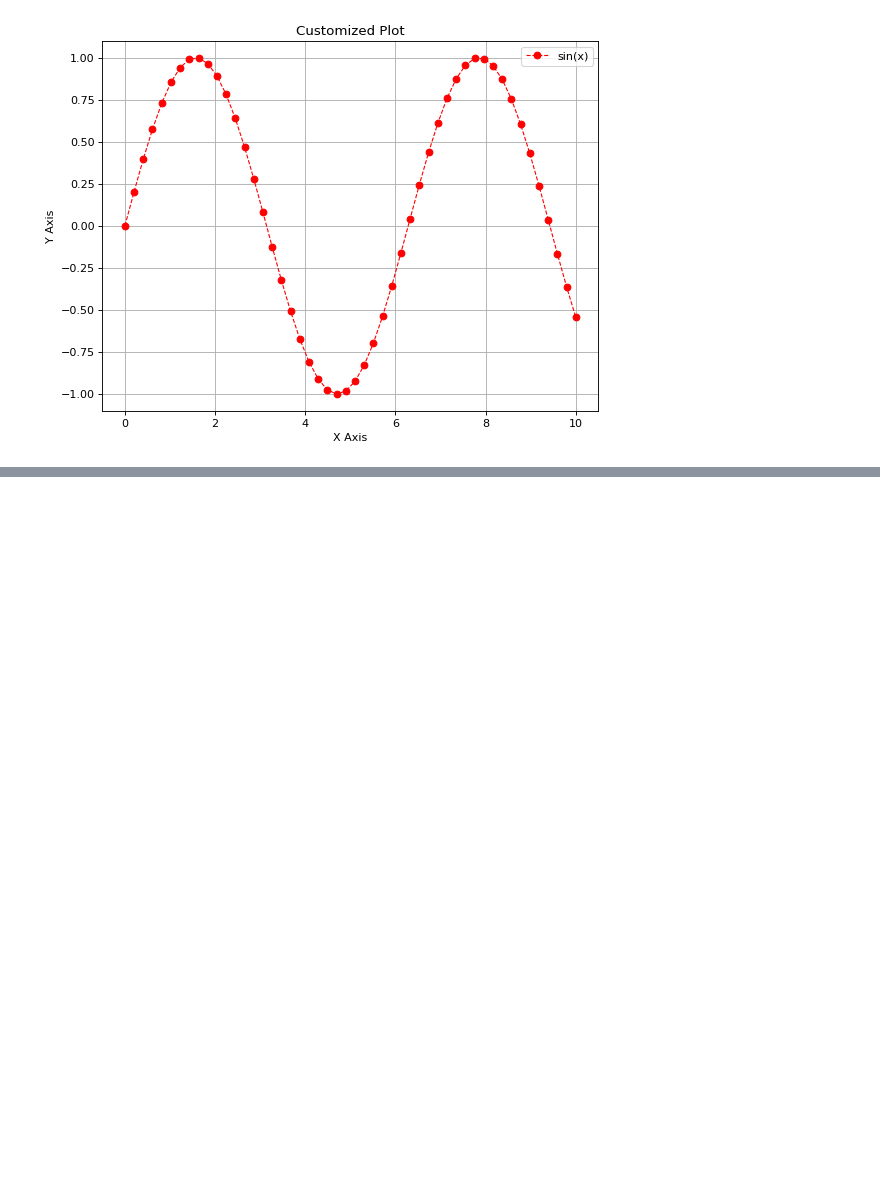
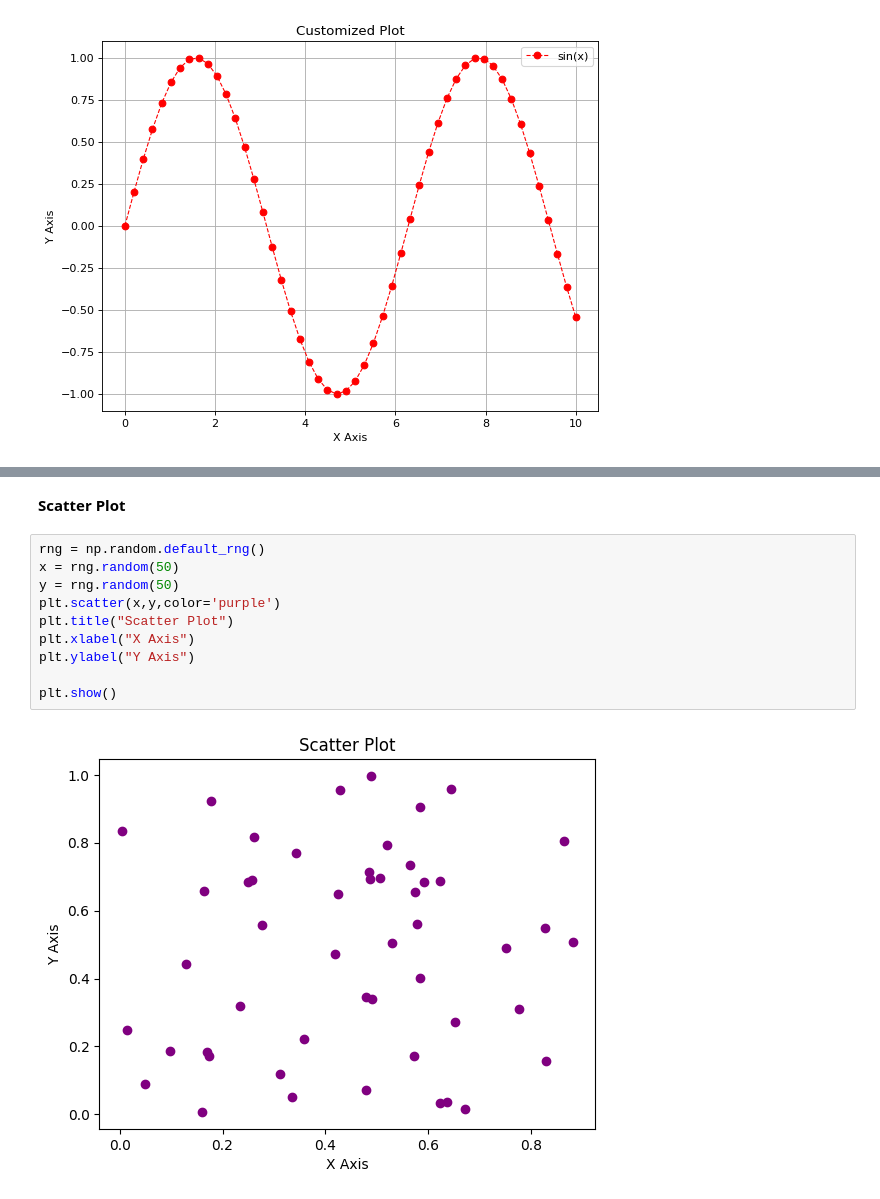
Before and after one commit to Zol-piE/Python-Foundation, a Jupyter notebook: Matplotlib.ipynb, the cells around one changed output, grey strips where cells are left out. Drawn from its saved outputs; the diff is of its cells as text; blank space fills up the shorter version.

```diff
--- a/Matplotlib.ipynb
+++ b/Matplotlib.ipynb
@@ -31,0 +54,14 @@ plt.show()
+# %% [markdown]
+**Scatter Plot**
+# %%
+rng = np.random.default_rng()
+x = rng.random(50)
+y = rng.random(50)
+plt.scatter(x,y,color='purple')
+plt.title("Scatter Plot")
+plt.xlabel("X Axis")
+plt.ylabel("Y Axis")
+
+plt.show()
+# %% [output]
+[figure, added]
```
Also changed, not shown: parts of 9 cells of this notebook.
